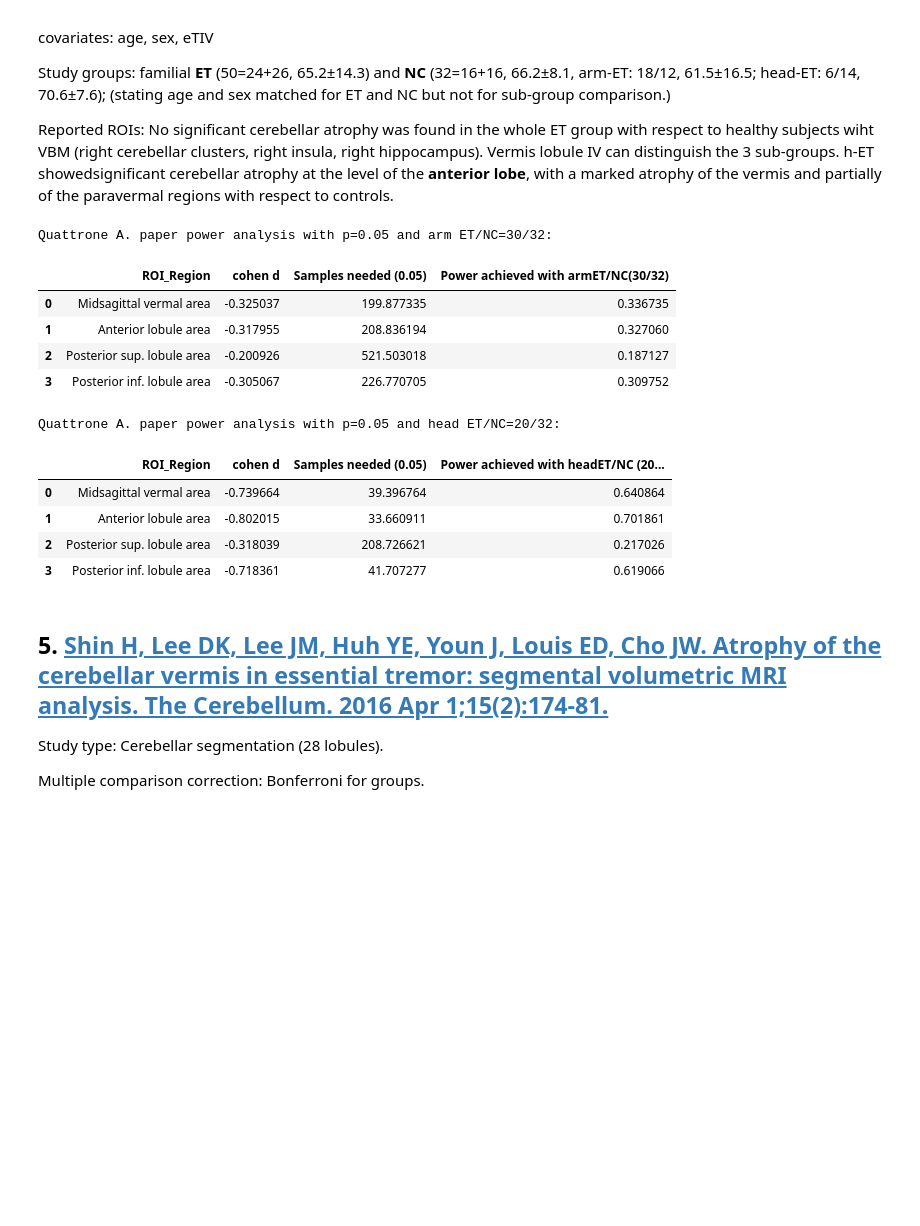
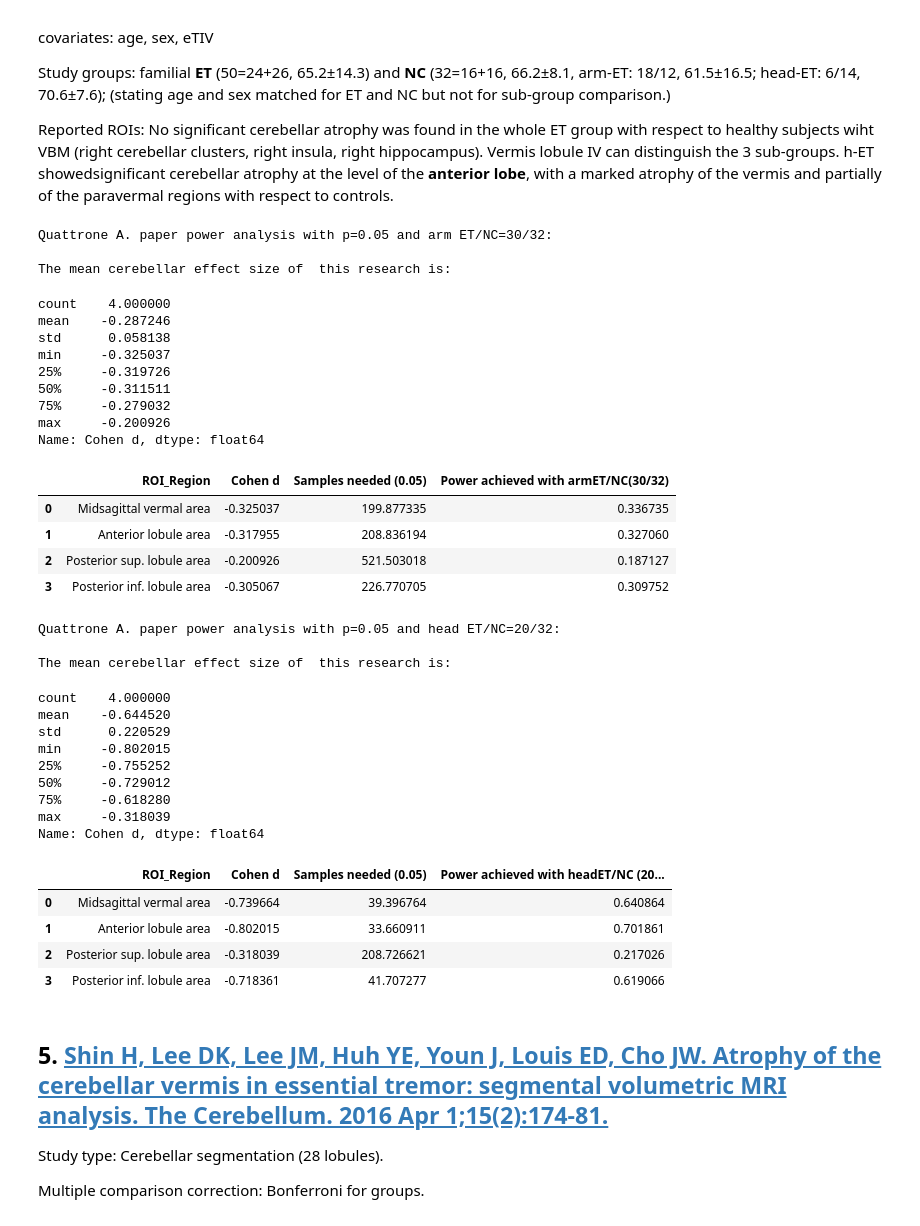
Before and after one commit to Vincent-wq/Replicability-of-PD-ICA, a Jupyter notebook: codes/devel/cerebellum_confounder/0_power_analysis.ipynb, the cells around one changed output. Drawn from its saved outputs; the diff is of its cells as text; code cells hidden in the pictures; blank space fills up the shorter version.

```diff
--- a/codes/devel/cerebellum_confounder/0_power_analysis.ipynb
+++ b/codes/devel/cerebellum_confounder/0_power_analysis.ipynb
@@ -277,42 +332,68 @@ p7_s_arm_et = [124.6, 53.9, 37.4, 56.6];
 p7_m_head_et = [790.3, 343.8, 195.8, 250.6];
 p7_s_head_et = [94.5, 37.9, 37.1, 43.1];
 
 p7_m_nc = [898.6, 394.5, 209.7, 294.3];
 p7_s_nc = [170.6, 74.6, 47.3, 69.5];
 
 p7_cohend_arm_et=[]; p7_cohend_head_et=[];
 
 for i in range(len(p7_roi)):
     p7_cohend_arm_et.append(cohend_from_sts(p7_n_arm_et,p7_m_arm_et[i],p7_s_arm_et[i],p7_n_nc,p7_m_nc[i],p7_s_nc[i]));
     p7_cohend_head_et.append(cohend_from_sts(p7_n_head_et,p7_m_head_et[i],p7_s_head_et[i],p7_n_nc,p7_m_nc[i],p7_s_nc[i]));
 
 p7_samples_needed_arm_et = [power.tt_ind_solve_power(effect_size=x, alpha=p, power=power_expected) for x in p7_cohend_arm_et];
 p7_power_achieved_arm_et = [power.tt_ind_solve_power(effect_size=x, nobs1=p7_n_arm_et, alpha=p, ratio=p7_n_arm_et/p7_n_nc, alternative='smaller') for x in p7_cohend_arm_et];
 
 p7_samples_needed_head_et = [power.tt_ind_solve_power(effect_size=x, alpha=p, power=power_expected) for x in p7_cohend_head_et];
 p7_power_achieved_head_et = [power.tt_ind_solve_power(effect_size=x, nobs1=p7_n_head_et, alpha=p, ratio=p7_n_head_et/p7_n_nc, alternative='smaller') for x in p7_cohend_head_et];
 
-p7_arm_et_res={"ROI_Region":p7_roi,"cohen d":p7_cohend_arm_et,"Samples needed ("+str(p)+")":p7_samples_needed_arm_et,
+p7_arm_et_res={"ROI_Region":p7_roi,"Cohen d":p7_cohend_arm_et,"Samples needed ("+str(p)+")":p7_samples_needed_arm_et,
              "Power achieved with armET/NC("+str(p7_n_arm_et)+"/"+str(p7_n_nc)+")":p7_power_achieved_arm_et}
 p7_arm_et_df=pd.DataFrame(p7_arm_et_res)
 print("Quattrone A. paper power analysis with p=0.05 and arm ET/NC=30/32:\n")
+print("The mean cerebellar effect size of  this research is: ")
+display(p7_arm_et_df['Cohen d'].describe())
 display(p7_arm_et_df)
 print('\n')
-p7_head_et_res={"ROI_Region":p7_roi,"cohen d":p7_cohend_head_et,"Samples needed ("+str(p)+")":p7_samples_needed_head_et,
+p7_head_et_res={"ROI_Region":p7_roi,"Cohen d":p7_cohend_head_et,"Samples needed ("+str(p)+")":p7_samples_needed_head_et,
               "Power achieved with headET/NC ("+str(p7_n_head_et)+"/"+str(p7_n_nc)+")":p7_power_achieved_head_et}
 p7_head_et_df=pd.DataFrame(p7_head_et_res)
 print("Quattrone A. paper power analysis with p=0.05 and head ET/NC=20/32:\n")
+print("The mean cerebellar effect size of  this research is: ")
+display(p7_head_et_df['Cohen d'].describe())
 display(p7_head_et_df)
 # None of the results shows enough power.
 # %% [output]
 Quattrone A. paper power analysis with p=0.05 and arm ET/NC=30/32:
+
+The mean cerebellar effect size of  this research is:
+count    4.000000
+mean    -0.287246
+std      0.058138
+min     -0.325037
+25%     -0.319726
+50%     -0.311511
+75%     -0.279032
+max     -0.200926
+Name: Cohen d, dtype: float64
-|  | ROI_Region | cohen d | Samples needed (0.05) | Power achieved with armET/NC(30/32) |
+|  | ROI_Region | Cohen d | Samples needed (0.05) | Power achieved with armET/NC(30/32) |
 | 0 | Midsagittal vermal area | -0.325037 | 199.877335 | 0.336735 |
 | 1 | Anterior lobule area | -0.317955 | 208.836194 | 0.327060 |
 | 2 | Posterior sup. lobule area | -0.200926 | 521.503018 | 0.187127 |
 | 3 | Posterior inf. lobule area | -0.305067 | 226.770705 | 0.309752 |
-Quattrone A. paper power analysis with p=0.05 and head ET/NC=20/32:
+Quattrone A. paper power analysis with p=0.05 and head ET/NC=20/32:
+
+The mean cerebellar effect size of  this research is:
+count    4.000000
+mean    -0.644520
+std      0.220529
+min     -0.802015
+25%     -0.755252
+50%     -0.729012
+75%     -0.618280
+max     -0.318039
+Name: Cohen d, dtype: float64
-|  | ROI_Region | cohen d | Samples needed (0.05) | Power achieved with headET/NC (20... |
+|  | ROI_Region | Cohen d | Samples needed (0.05) | Power achieved with headET/NC (20... |
 | 0 | Midsagittal vermal area | -0.739664 | 39.396764 | 0.640864 |
 | 1 | Anterior lobule area | -0.802015 | 33.660911 | 0.701861 |
 | 2 | Posterior sup. lobule area | -0.318039 | 208.726621 | 0.217026 |
```
Also changed, not shown: parts of 9 cells of this notebook, 1 other file.
